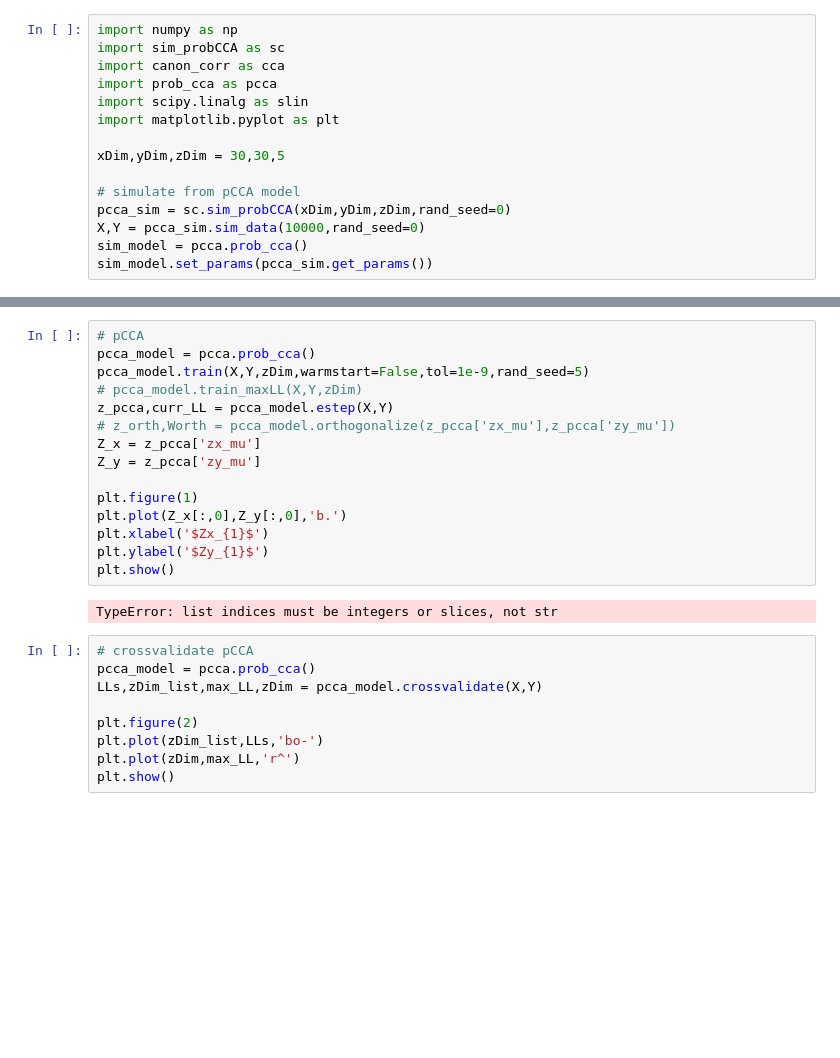
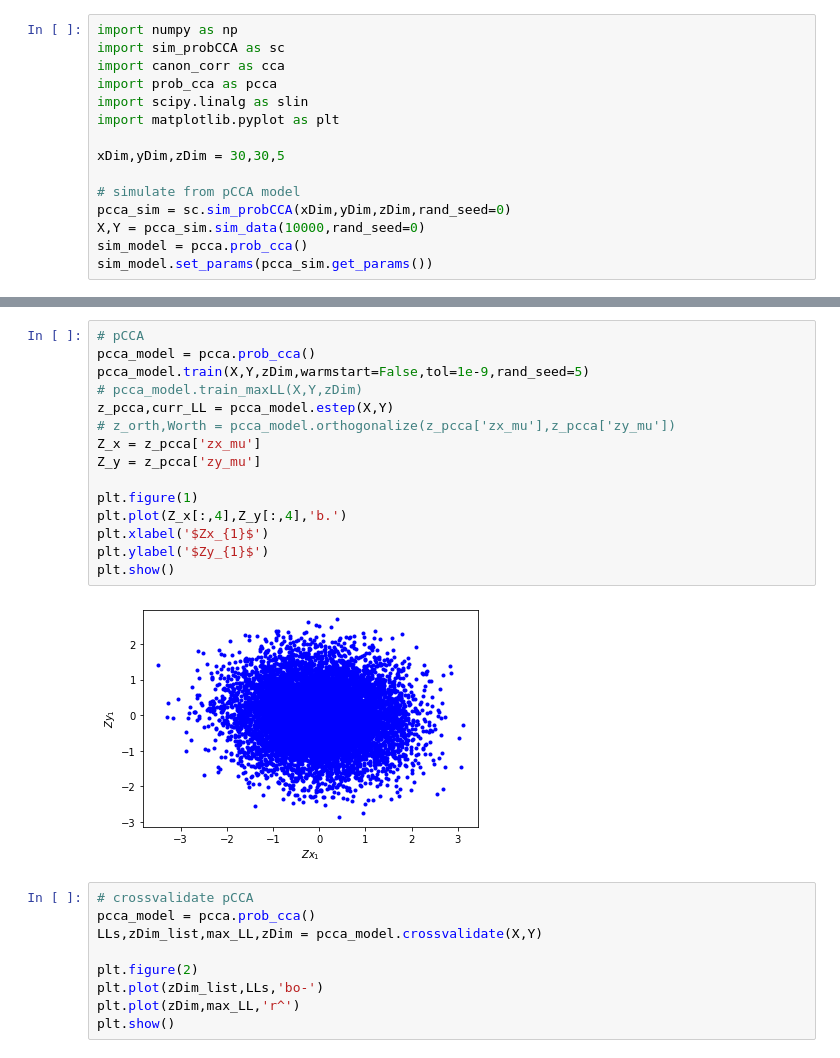
Before and after one commit to meganmcd13/cca, a Jupyter notebook: example.ipynb, the cells around one changed output, grey strips where cells are left out. Saved outputs shown, nothing was run; the diff lists cells and outputs as text; blank space fills up the shorter version.

```diff
--- a/example.ipynb
+++ b/example.ipynb
@@ -29,20 +29,20 @@ plt.show()
 # %%
 # pCCA
 pcca_model = pcca.prob_cca()
 pcca_model.train(X,Y,zDim,warmstart=False,tol=1e-9,rand_seed=5)
 # pcca_model.train_maxLL(X,Y,zDim)
 z_pcca,curr_LL = pcca_model.estep(X,Y)
 # z_orth,Worth = pcca_model.orthogonalize(z_pcca['zx_mu'],z_pcca['zy_mu'])
 Z_x = z_pcca['zx_mu']
 Z_y = z_pcca['zy_mu']
 
 plt.figure(1)
-plt.plot(Z_x[:,0],Z_y[:,0],'b.')
+plt.plot(Z_x[:,4],Z_y[:,4],'b.')
 plt.xlabel('$Zx_{1}$')
 plt.ylabel('$Zy_{1}$')
 plt.show()
 # %% [output]
-TypeError: list indices must be integers or slices, not str
+[figure, added]
 # %%
 # crossvalidate pCCA
 pcca_model = pcca.prob_cca()
```
Also changed, not shown: parts of 4 cells of this notebook, 1 other file.
